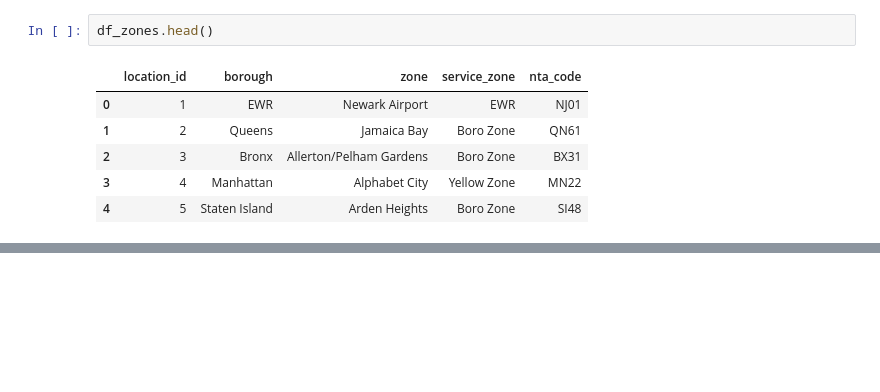
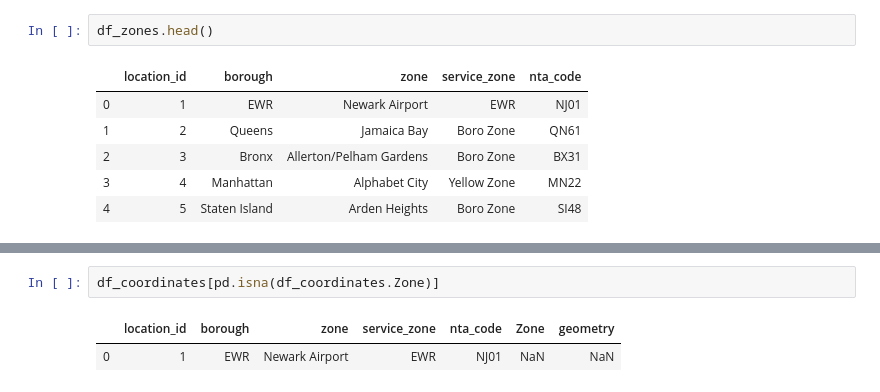
Before and after one commit to ingkilo/Bogota_2_Journal, a Jupyter notebook: Datathon/EDA Notebooks/Zones - Geography Join.ipynb, the cells around one changed output, grey strips where cells are left out. Drawn from its saved outputs; the diff is of its cells as text; blank space fills up the shorter version.

```diff
--- a/Datathon/EDA Notebooks/Zones - Geography Join.ipynb
+++ b/Datathon/EDA Notebooks/Zones - Geography Join.ipynb
@@ -47,0 +113,5 @@ cols = ["Lat"+x]
+# %%
+df_coordinates[pd.isna(df_coordinates.Zone)]
+# %% [output]
+|  | location_id | borough | zone | service_zone | nta_code | Zone | geometry |
+| 0 | 1 | EWR | Newark Airport | EWR | NJ01 | NaN | NaN |
```
Also changed, not shown: parts of 17 cells of this notebook.
